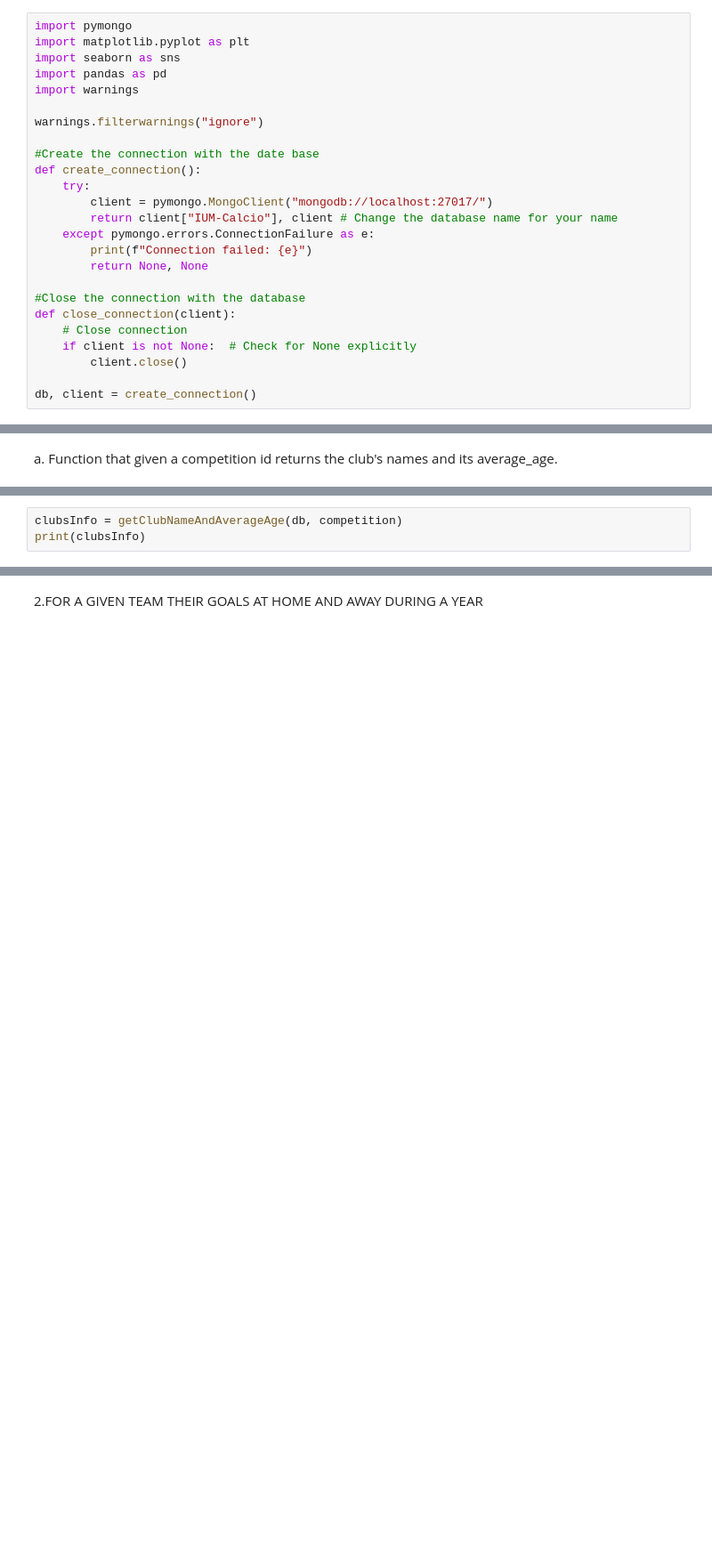
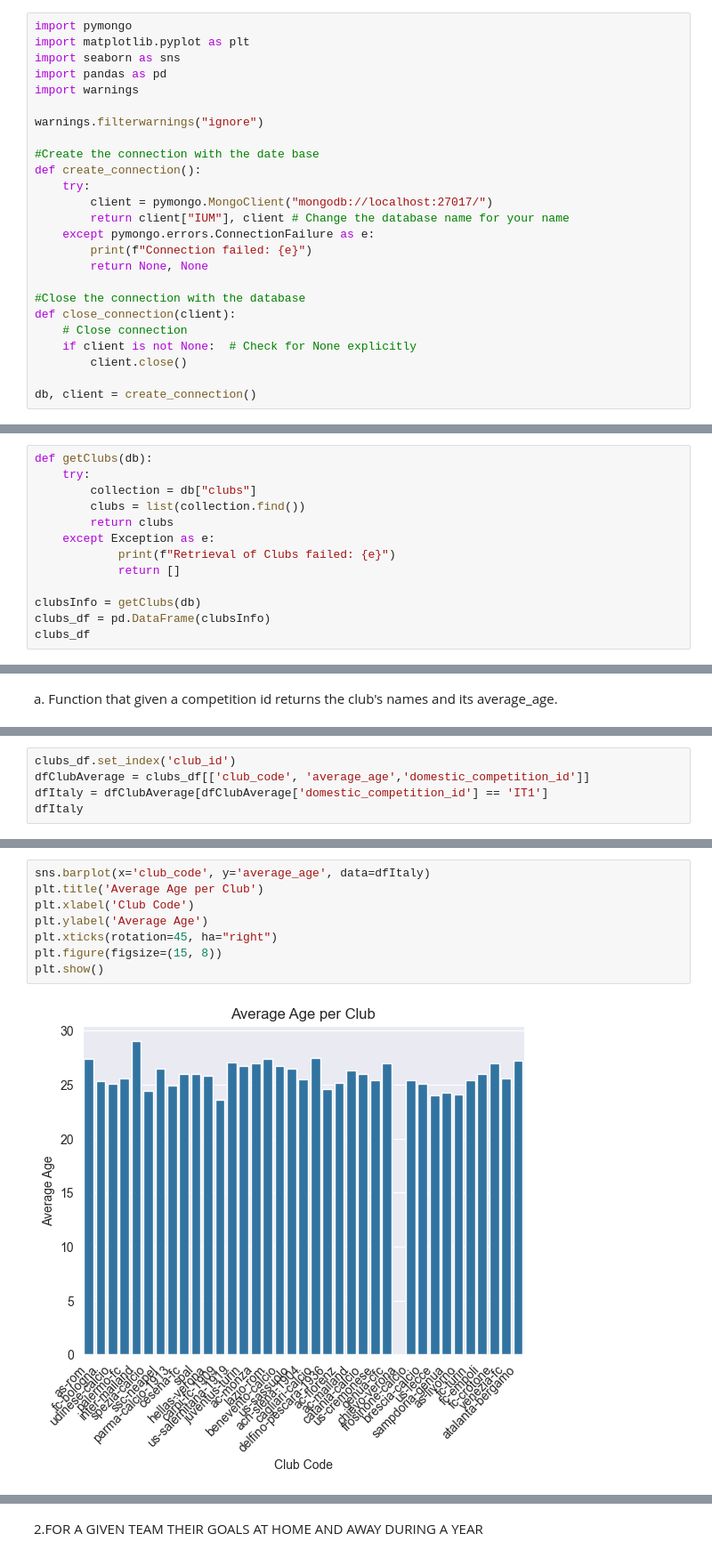
Before and after one commit to JavierBlancoGonzalez/Erasmus-IUM-6--Data_Analytics, a Jupyter notebook: solution/Data_Analytic.ipynb, the cells around one changed output, grey strips where cells are left out. Shown: that part at 89% size. Cells and saved outputs as stored; diff of their text form; blank space fills up the shorter version.

Commit message:
first two graphics

```diff
--- a/solution/Data_Analytic.ipynb
+++ b/solution/Data_Analytic.ipynb
@@ -11,7 +11,7 @@ warnings.filterwarnings("ignore")
 def create_connection():
     try:
         client = pymongo.MongoClient("mongodb://localhost:27017/")
-        return client["IUM-Calcio"], client # Change the database name for your name
+        return client["IUM"], client # Change the database name for your name
     except pymongo.errors.ConnectionFailure as e:
         print(f"Connection failed: {e}")
         return None, None
@@ -25,0 +55,13 @@ db, client = create_connection()
+# %%
+def getClubs(db):
+    try:
+        collection = db["clubs"]
+        clubs = list(collection.find())
+        return clubs
+    except Exception as e:
+            print(f"Retrieval of Clubs failed: {e}")
+            return []
+
+clubsInfo = getClubs(db)
+clubs_df = pd.DataFrame(clubsInfo)
+clubs_df
@@ -43,4 +286,6 @@ def getClubNameAndAverageAge(db, competition):
 # %%
-clubsInfo = getClubNameAndAverageAge(db, competition)
-print(clubsInfo)
+clubs_df.set_index('club_id')
+dfClubAverage = clubs_df[['club_code', 'average_age','domestic_competition_id']]
+dfItaly = dfClubAverage[dfClubAverage['domestic_competition_id'] == 'IT1']
+dfItaly
 # %% [output]
@@ -66,0 +311,10 @@ plotBarChart(clubsInfo)
+# %%
+sns.barplot(x='club_code', y='average_age', data=dfItaly)
+plt.title('Average Age per Club')
+plt.xlabel('Club Code')
+plt.ylabel('Average Age')
+plt.xticks(rotation=45, ha="right")
+plt.figure(figsize=(15, 8))
+plt.show()
+# %% [output]
+[figure, added]
```
Also changed, not shown: parts of 54 cells of this notebook, 1 other file.
